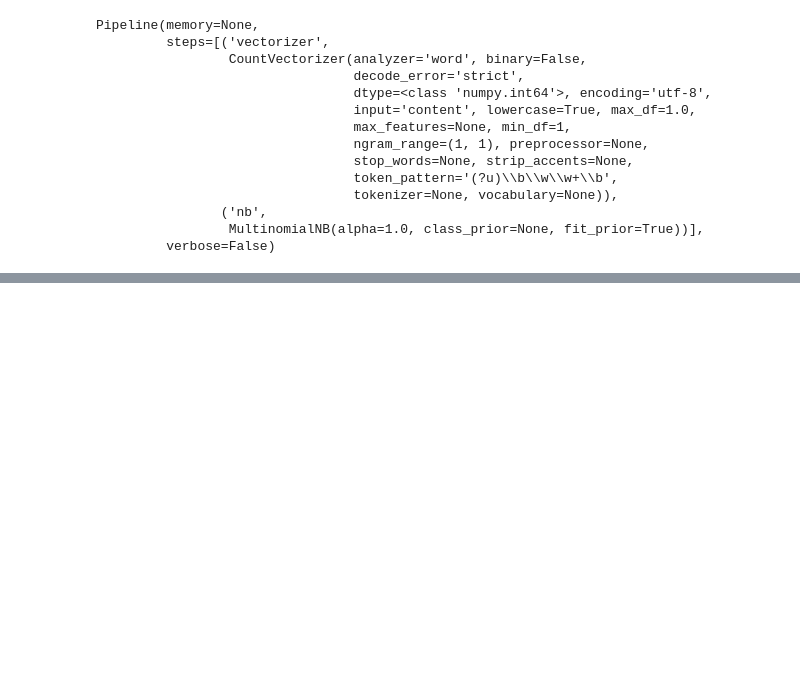
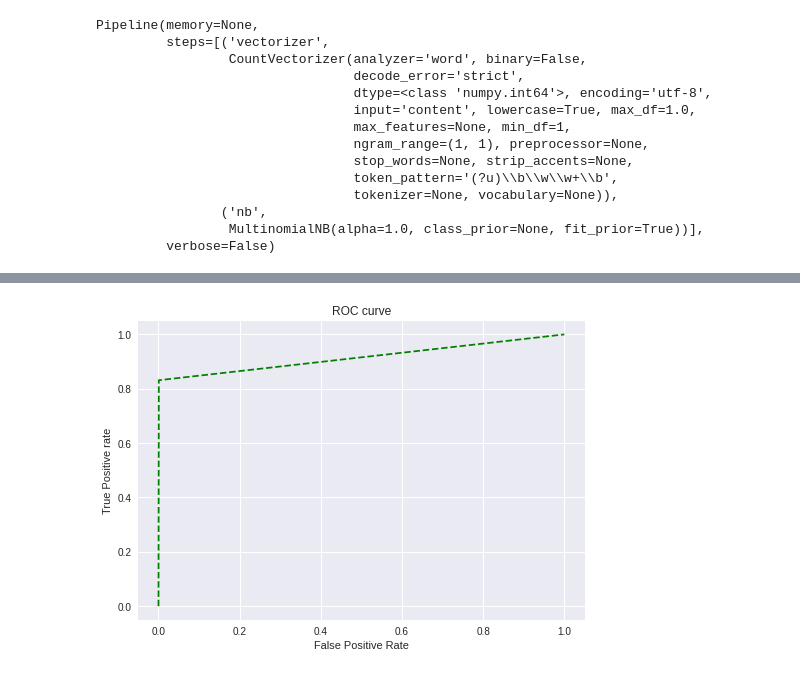
Before and after one commit to rks12/ML, a Jupyter notebook: spamclassNB.ipynb, the cells around one changed output, grey strips where cells are left out. Drawn from its saved outputs; the diff is of its cells as text; code cells hidden in the pictures; blank space fills up the shorter version.

```diff
--- a/spamclassNB.ipynb
+++ b/spamclassNB.ipynb
@@ -138,0 +143,12 @@ from sklearn.metrics import roc_curve
+# %%
+from sklearn.ensemble import RandomForestClassifier
+from sklearn.feature_extraction.text import TfidfVectorizer
+'''clf = Pipeline([
+    ('vectorizer', CountVectorizer()),
+    ('nb', MultinomialNB())
+])'''
+clf2= Pipeline([('Tfidf',TfidfVectorizer()),('clf2',RandomForestClassifier(n_estimators=100,n_jobs=-1))])
+# %%
+clf2.fit(X_train, y_train)
+ypred2=clf2.predict(X_test)
+clf2.score(X_test,y_test)
@@ -149,0 +173,10 @@ plt.show()
+# %%
+fpr2, tpr2, thresh2 = roc_curve(y_test, ypred2, pos_label=1)
+plt.plot(fpr2, tpr2, linestyle='--',color='green', label='RandomForest')
+plt.style.use('seaborn')
+plt.title('ROC curve')
+plt.xlabel('False Positive Rate')
+plt.ylabel('True Positive rate')
+plt.show()
+# %% [output]
+[figure, added]
```
Also changed, not shown: parts of 10 cells of this notebook.
